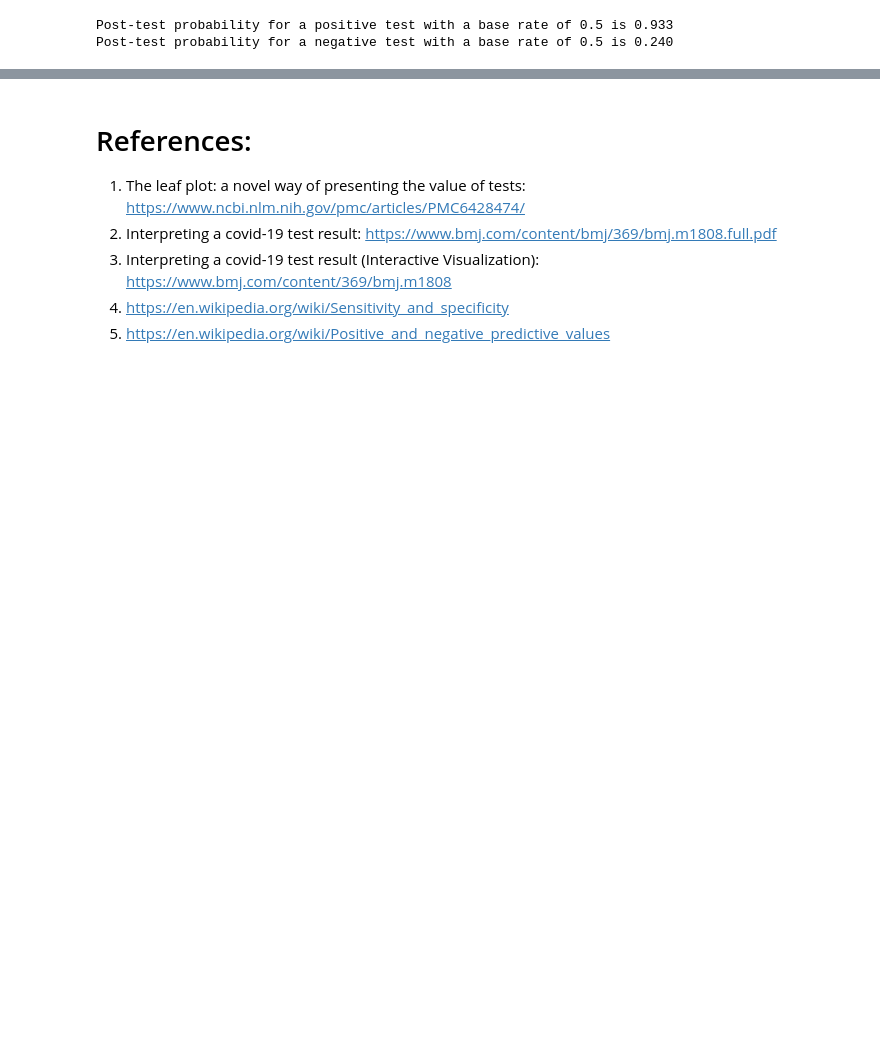
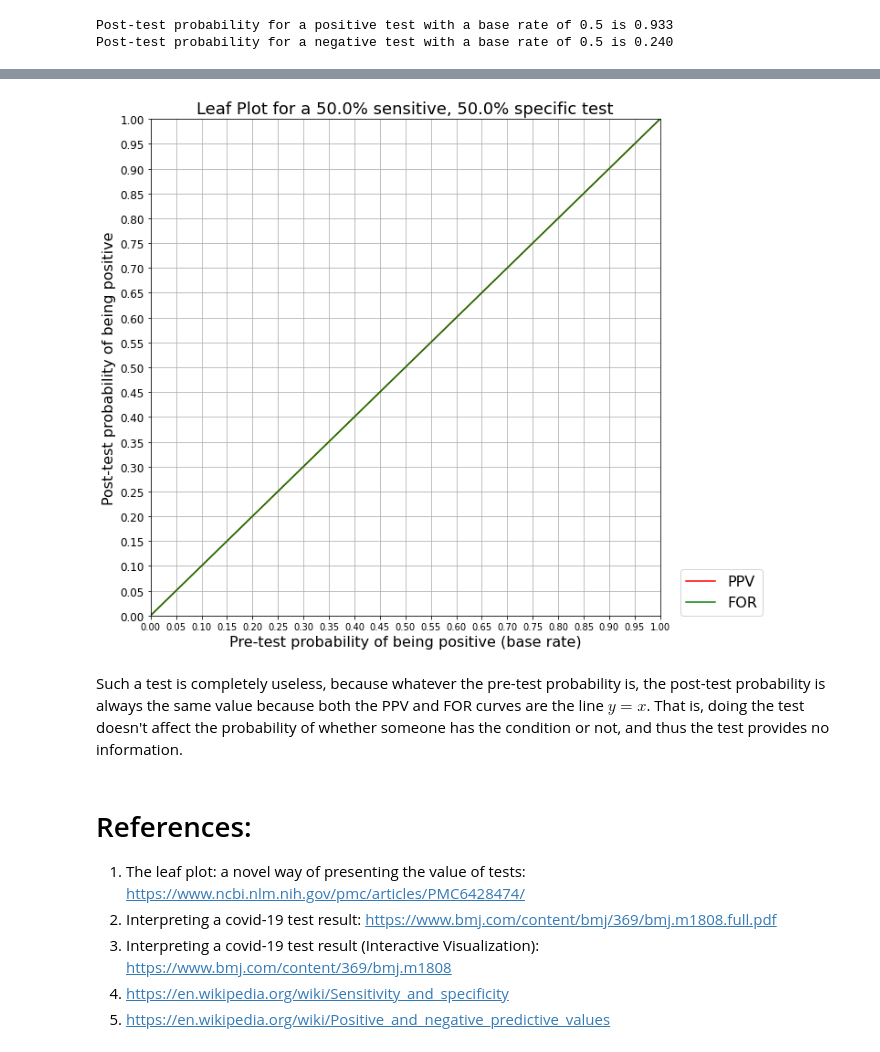
Before and after one commit to pchng/notebooks, a Jupyter notebook: Leaf_Plots_for_interpreting_test_results.ipynb, the cells around one changed output, grey strips where cells are left out. Drawn from its saved outputs; the diff is of its cells as text; code cells hidden in the pictures; blank space fills up the shorter version.

```diff
--- a/Leaf_Plots_for_interpreting_test_results.ipynb
+++ b/Leaf_Plots_for_interpreting_test_results.ipynb
@@ -165,3 +196,9 @@ Taken all together, the leaf plot helps us visualize how important the pre-test
+# %%
+leaf_plot(sensitivity=0.5, specificity=0.5)
+# %% [output]
+[figure, added]
+# %% [markdown]
+Such a test is completely useless, because whatever the pre-test probability is, the post-test probability is always the same value because both the PPV and FOR curves are the line $y = x$. That is, doing the test doesn't affect the probability of whether someone has the condition or not, and thus the test provides no information.
 # %% [markdown]
 # References:
 1. The leaf plot: a novel way of presenting the value of tests: https://www.ncbi.nlm.nih.gov/pmc/articles/PMC6428474/
```
Also changed, not shown: parts of 12 cells of this notebook.
